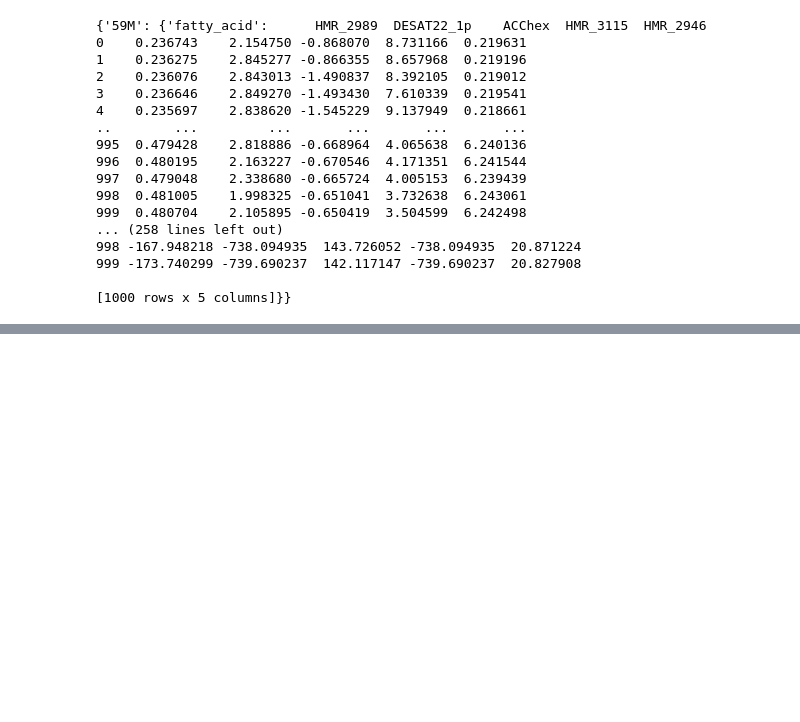
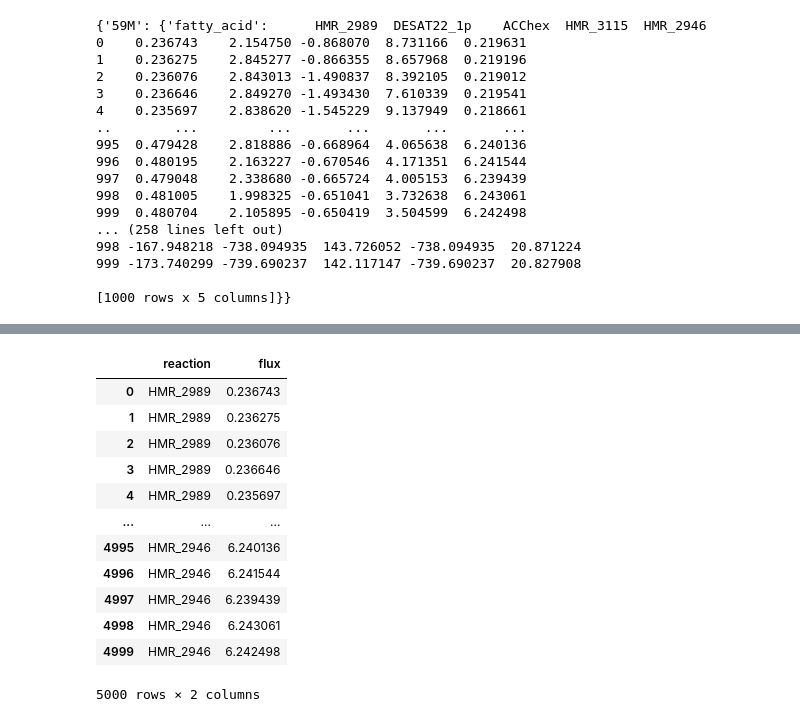
Before and after one commit to MishkaNastia/Ovarian-Cancer, a Jupyter notebook: flux_composition_anastasia.ipynb, the cells around one changed output, grey strips where cells are left out. Cells and saved outputs as stored; diff of their text form; code cells hidden in the pictures; blank space fills up the shorter version.

```diff
--- a/flux_composition_anastasia.ipynb
+++ b/flux_composition_anastasia.ipynb
@@ -690,2 +753,19 @@ print(LG_pathway_dicts)
+# %%
+df_long = LG_pathway_dicts["59M"]['fatty_acid'].melt(var_name="reaction", value_name="flux")
+df_long
+# %% [output]
+|  | reaction | flux |
+| 0 | HMR_2989 | 0.236743 |
+| 1 | HMR_2989 | 0.236275 |
+| 2 | HMR_2989 | 0.236076 |
+| 3 | HMR_2989 | 0.236646 |
+| 4 | HMR_2989 | 0.235697 |
+| ... | ... | ... |
+| 4995 | HMR_2946 | 6.240136 |
+| 4996 | HMR_2946 | 6.241544 |
+| 4997 | HMR_2946 | 6.239439 |
+| 4998 | HMR_2946 | 6.243061 |
+| 4999 | HMR_2946 | 6.242498 |
+5000 rows × 2 columns
 # %%
 HG_pathway_dicts = build_cellline_pathway_dict(HG, top5_per_pathway)
```
Also changed, not shown: parts of 17 cells of this notebook.
